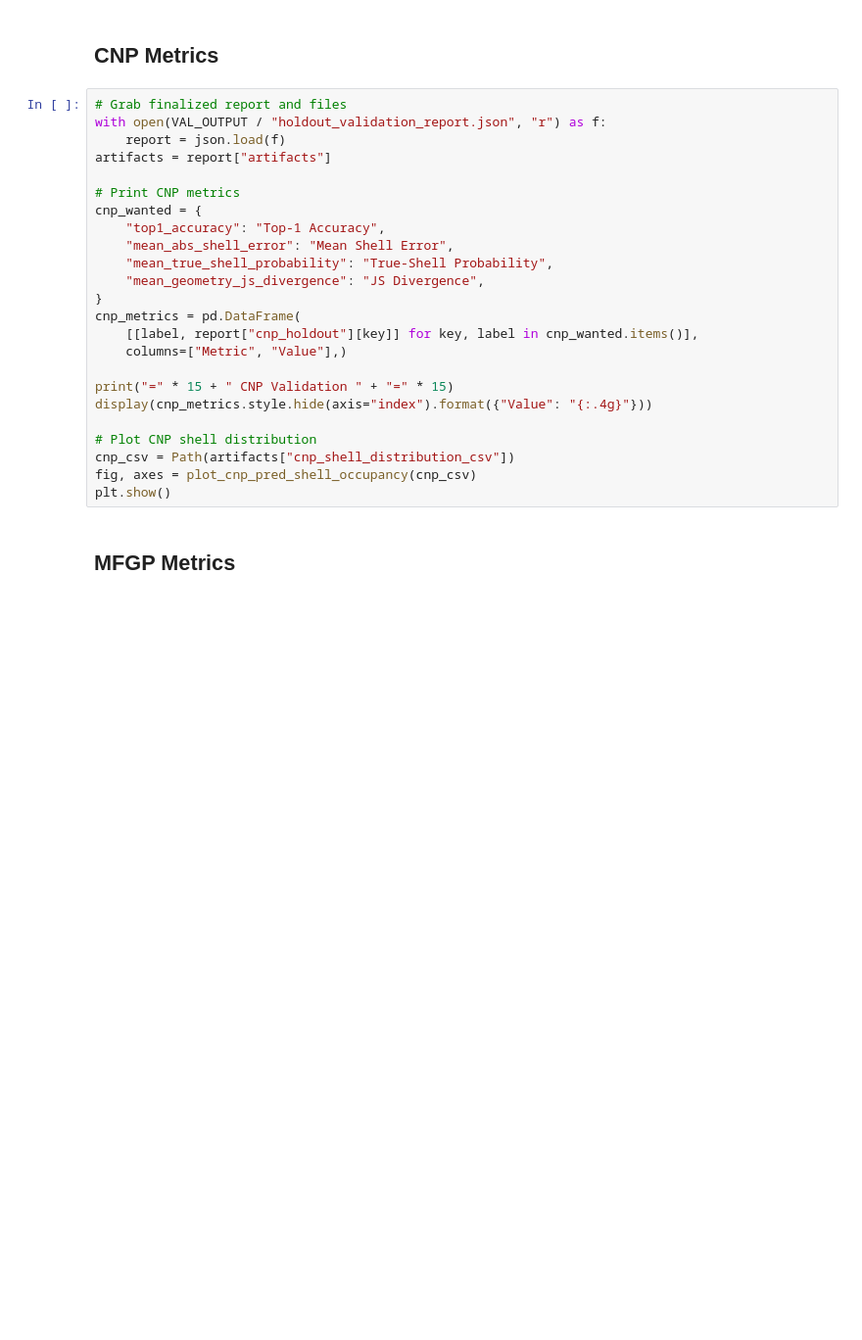
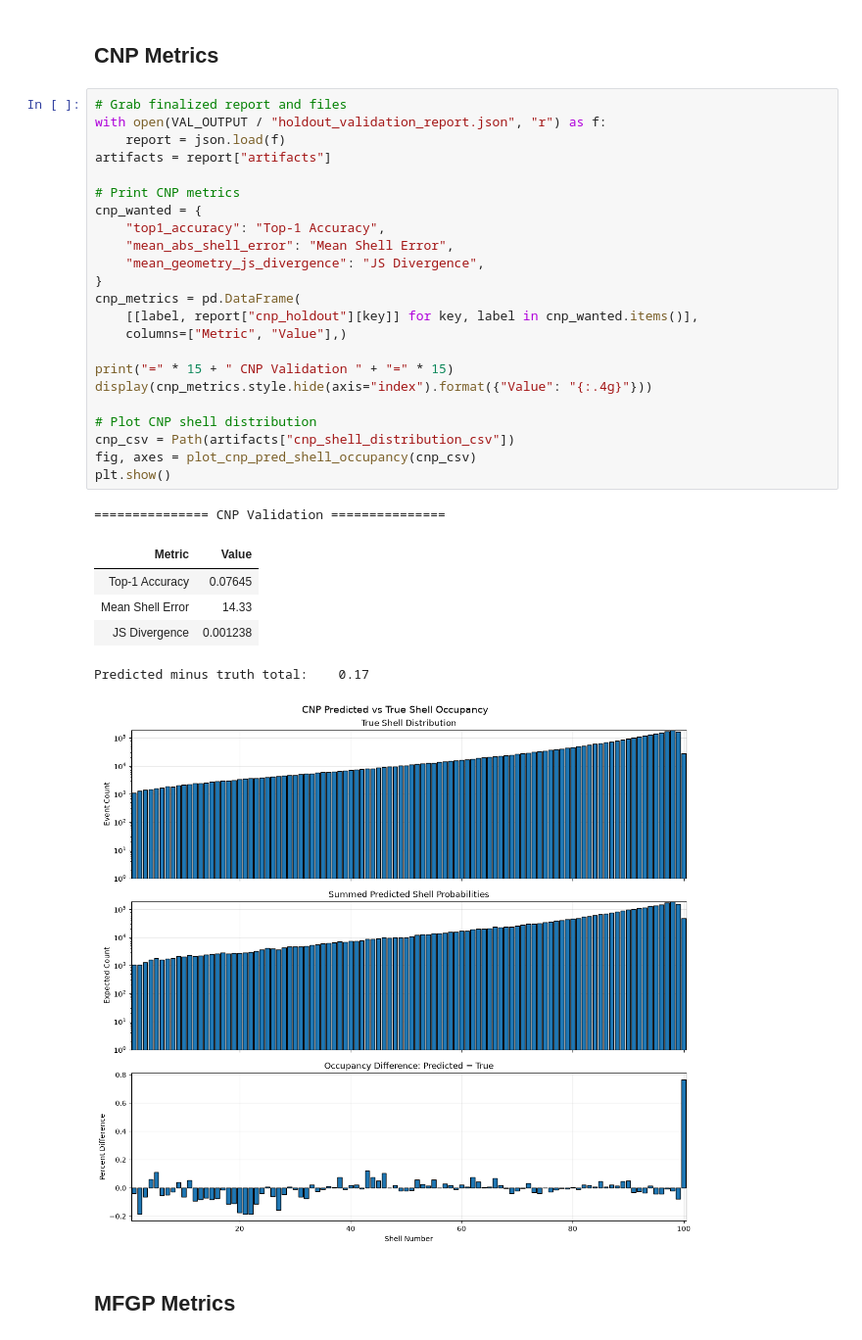
Before and after one commit to apatnaik0/XLZD, a Jupyter notebook: cnp_mfgp/notebooks/full_validation_workflow.ipynb, the cells around one changed output. Shown at 98% size. Cells and saved outputs as stored; diff of their text form; blank space fills up the shorter version.

Commit message:
Small commits to notebook changes and making validation workflow work

```diff
--- a/cnp_mfgp/notebooks/full_validation_workflow.ipynb
+++ b/cnp_mfgp/notebooks/full_validation_workflow.ipynb
@@ -87,27 +87,34 @@ CompletedProcess(args=['/home/pknauss/xlzd/bin/python', 'cnp_mfgp/validate_cnp_m
 # %%
 # Grab finalized report and files
 with open(VAL_OUTPUT / "holdout_validation_report.json", "r") as f:
     report = json.load(f)
 artifacts = report["artifacts"]
 
 # Print CNP metrics
 cnp_wanted = {
     "top1_accuracy": "Top-1 Accuracy",
     "mean_abs_shell_error": "Mean Shell Error",
-    "mean_true_shell_probability": "True-Shell Probability",
     "mean_geometry_js_divergence": "JS Divergence",
 }
 cnp_metrics = pd.DataFrame(
     [[label, report["cnp_holdout"][key]] for key, label in cnp_wanted.items()],
     columns=["Metric", "Value"],)
 
 print("=" * 15 + " CNP Validation " + "=" * 15)
 display(cnp_metrics.style.hide(axis="index").format({"Value": "{:.4g}"}))
 
 # Plot CNP shell distribution
 cnp_csv = Path(artifacts["cnp_shell_distribution_csv"])
 fig, axes = plot_cnp_pred_shell_occupancy(cnp_csv)
 plt.show()
+# %% [output]
+=============== CNP Validation ===============
+| Metric | Value |
+| Top-1 Accuracy | 0.07645 |
+| Mean Shell Error | 14.33 |
+| JS Divergence | 0.001238 |
+Predicted minus truth total:    0.17
+[figure, added]
 # %% [markdown]
 ## MFGP Metrics
 # %%
```
Also changed, not shown: parts of 4 cells of this notebook, 1 other file.
